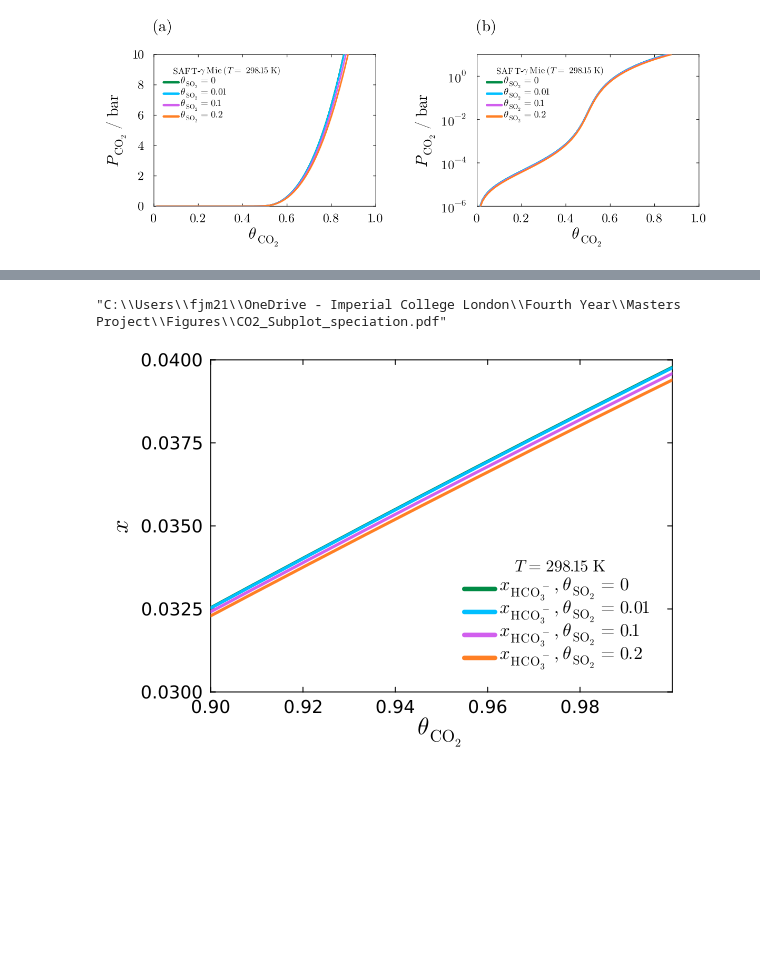
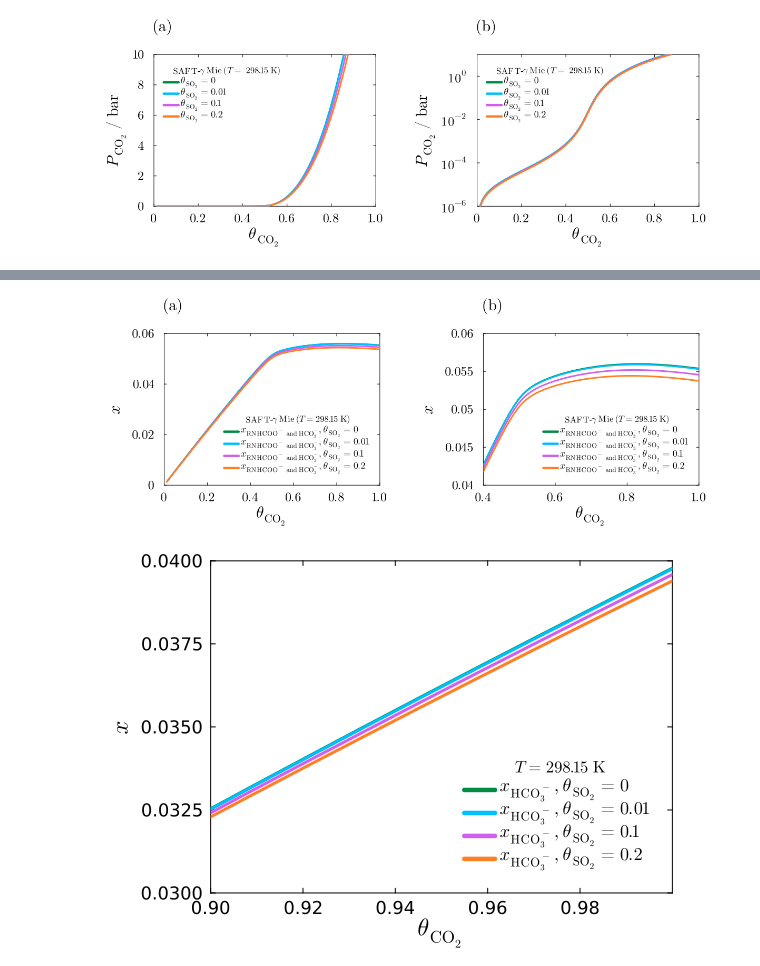
Before and after one commit to freddymartin03/Computational-Thermodynamics-4th-Year-project, a Jupyter notebook: Week 9/SO2_Effect_CO2_Loading_epsilon_Fitted.ipynb, the cells around one changed output, grey strips where cells are left out. Saved outputs shown, nothing was run; the diff lists cells and outputs as text; code cells hidden in the pictures; blank space fills up the shorter version.

```diff
--- a/Week 9/SO2_Effect_CO2_Loading_epsilon_Fitted.ipynb
+++ b/Week 9/SO2_Effect_CO2_Loading_epsilon_Fitted.ipynb
@@ -504,18 +505,18 @@ ylabel!(plt7, L"x")
 # %%
 (plt9 = plot(plt6, plt7,
     layout = (1, 2),
     size = (1200, 450),
     left_margin = 12mm,
     right_margin = 12mm,
     bottom_margin = 12mm,
     top_margin = 12mm,
     title = [L"\mathrm{(a)}" L"\mathrm{(b)}" ],
     titleloc = :left,
     titlefont = font(20)))
 
-savefig(plt9, "C:\\Users\\fjm21\\OneDrive - Imperial College London\\Fourth Year\\Masters Project\\Figures\\CO2_Subplot_speciation.pdf")
+#savefig(plt9, "C:\\Users\\fjm21\\OneDrive - Imperial College London\\Fourth Year\\Masters Project\\Figures\\CO2_Subplot_speciation.pdf")
 # %% [output]
-"C:\\Users\\fjm21\\OneDrive - Imperial College London\\Fourth Year\\Masters Project\\Figures\\CO2_Subplot_speciation.pdf"
+[figure, added]
 # %%
 plt8 = plot(grid = :off,
       framestyle = :box,
```
Also changed, not shown: parts of 2 cells of this notebook.
